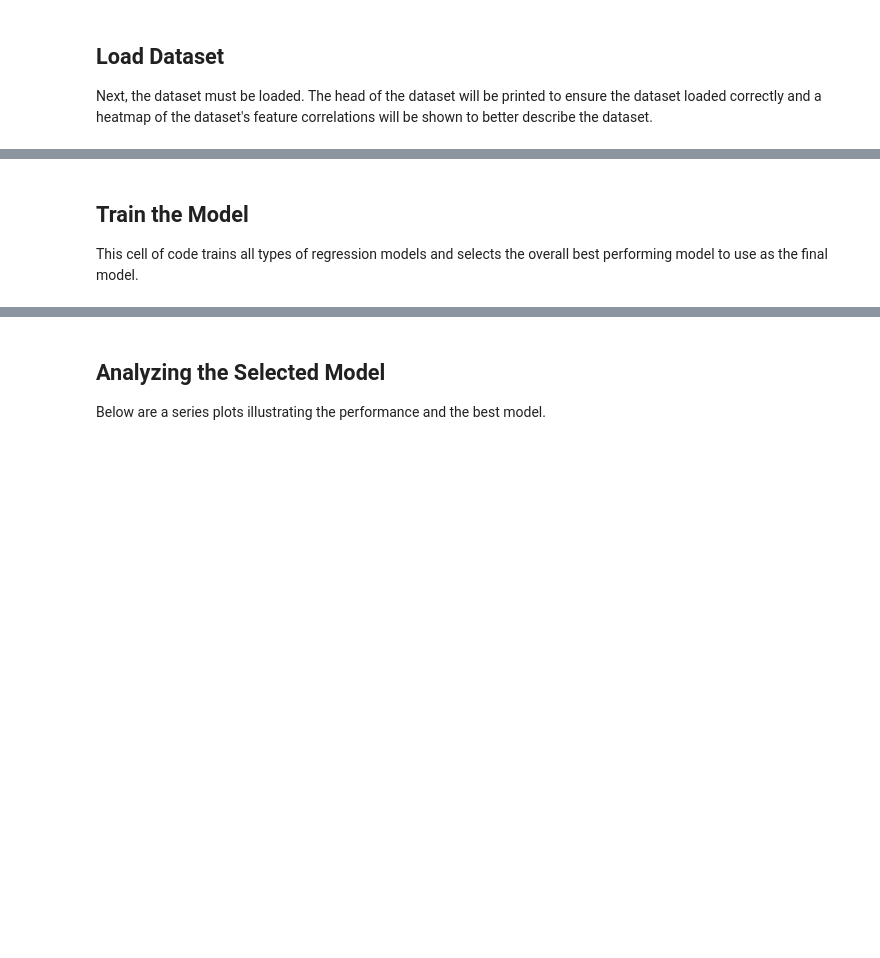
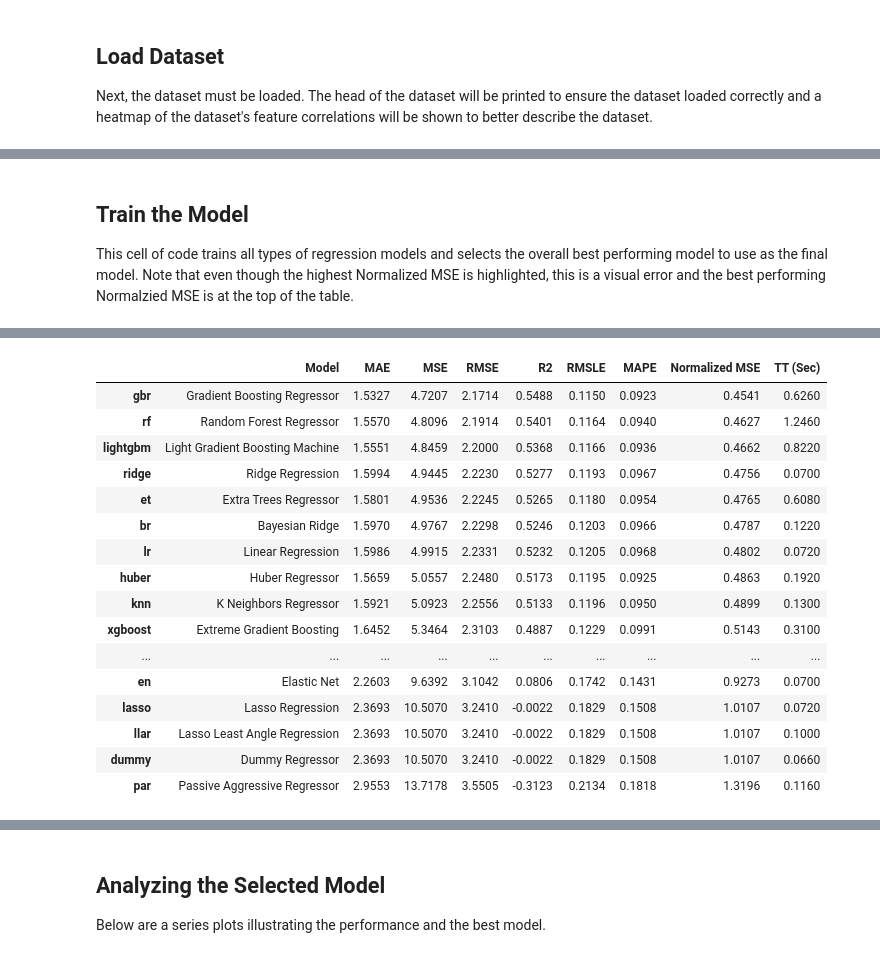
Before and after one commit to bwood06/EE8603_Final_Project, a Jupyter notebook: final_project.ipynb, the cells around one changed output, grey strips where cells are left out. Saved outputs shown, nothing was run; the diff lists cells and outputs as text; code cells hidden in the pictures; blank space fills up the shorter version.

```diff
--- a/final_project.ipynb
+++ b/final_project.ipynb
@@ -44,7 +83,8 @@ The below code creates a training object with various preprocessing settings. It
 # %%
 from pycaret.regression import RegressionExperiment
+from sklearn.metrics import mean_squared_error
 
-# First set the target variable to rings +1.5, since that is how age is determined.
+# First set the target variable to rings +1.5, since that is how age is determined
 dataset['Rings'] += 1.5
 
 # Next build the experiment object with the required arguments
@@ -55,3 +95,10 @@ exp.setup(dataset,
           categorical_features=['Sex'],
           fold=5,
           session_id=123)
+
+# Since the papers cited used a normalized version of the mean squared error, create a lambda function that normalizes the sklearn mean_squared_error
+# by the variance of the output space.
+norm_mse = lambda y_true, y_pred: mean_squared_error(y_true, y_pred) / (dataset['Rings'].std() ** 2)
+
+# Add the metric to the experiment and call it Normalized MSE
+_ = exp.add_metric('norm_mse', 'Normalized MSE', norm_mse, greater_is_better=False)
@@ -58,3 +123,3 @@ exp.setup(dataset,
 # %% [markdown]
 ## Train the Model
-This cell of code trains all types of regression models and selects the overall best performing model to use as the final model.
+This cell of code trains all types of regression models and selects the overall best performing model to use as the final model. Note that even though the highest Normalized MSE is highlighted, this is a visual error and the best performing Normalzied MSE is at the top of the table.
@@ -63,0 +126,3 @@ best = exp.compare_models()
+# %%
+best = exp.compare_models(sort='Normalized MSE')
+# %% [output]
@@ -63,0 +130,17 @@ best = exp.compare_models()
+|  | Model | MAE | MSE | RMSE | R2 | RMSLE | MAPE | Normalized MSE | TT (Sec) |
+| gbr | Gradient Boosting Regressor | 1.5327 | 4.7207 | 2.1714 | 0.5488 | 0.1150 | 0.0923 | 0.4541 | 0.6260 |
+| rf | Random Forest Regressor | 1.5570 | 4.8096 | 2.1914 | 0.5401 | 0.1164 | 0.0940 | 0.4627 | 1.2460 |
+| lightgbm | Light Gradient Boosting Machine | 1.5551 | 4.8459 | 2.2000 | 0.5368 | 0.1166 | 0.0936 | 0.4662 | 0.8220 |
+| ridge | Ridge Regression | 1.5994 | 4.9445 | 2.2230 | 0.5277 | 0.1193 | 0.0967 | 0.4756 | 0.0700 |
+| et | Extra Trees Regressor | 1.5801 | 4.9536 | 2.2245 | 0.5265 | 0.1180 | 0.0954 | 0.4765 | 0.6080 |
+| br | Bayesian Ridge | 1.5970 | 4.9767 | 2.2298 | 0.5246 | 0.1203 | 0.0966 | 0.4787 | 0.1220 |
+| lr | Linear Regression | 1.5986 | 4.9915 | 2.2331 | 0.5232 | 0.1205 | 0.0968 | 0.4802 | 0.0720 |
+| huber | Huber Regressor | 1.5659 | 5.0557 | 2.2480 | 0.5173 | 0.1195 | 0.0925 | 0.4863 | 0.1920 |
+| knn | K Neighbors Regressor | 1.5921 | 5.0923 | 2.2556 | 0.5133 | 0.1196 | 0.0950 | 0.4899 | 0.1300 |
+| xgboost | Extreme Gradient Boosting | 1.6452 | 5.3464 | 2.3103 | 0.4887 | 0.1229 | 0.0991 | 0.5143 | 0.3100 |
+| ... | ... | ... | ... | ... | ... | ... | ... | ... | ... |
+| en | Elastic Net | 2.2603 | 9.6392 | 3.1042 | 0.0806 | 0.1742 | 0.1431 | 0.9273 | 0.0700 |
+| lasso | Lasso Regression | 2.3693 | 10.5070 | 3.2410 | -0.0022 | 0.1829 | 0.1508 | 1.0107 | 0.0720 |
+| llar | Lasso Least Angle Regression | 2.3693 | 10.5070 | 3.2410 | -0.0022 | 0.1829 | 0.1508 | 1.0107 | 0.1000 |
+| dummy | Dummy Regressor | 2.3693 | 10.5070 | 3.2410 | -0.0022 | 0.1829 | 0.1508 | 1.0107 | 0.0660 |
+| par | Passive Aggressive Regressor | 2.9553 | 13.7178 | 3.5505 | -0.3123 | 0.2134 | 0.1818 | 1.3196 | 0.1160 |
```
Also changed, not shown: parts of 10 cells of this notebook.
